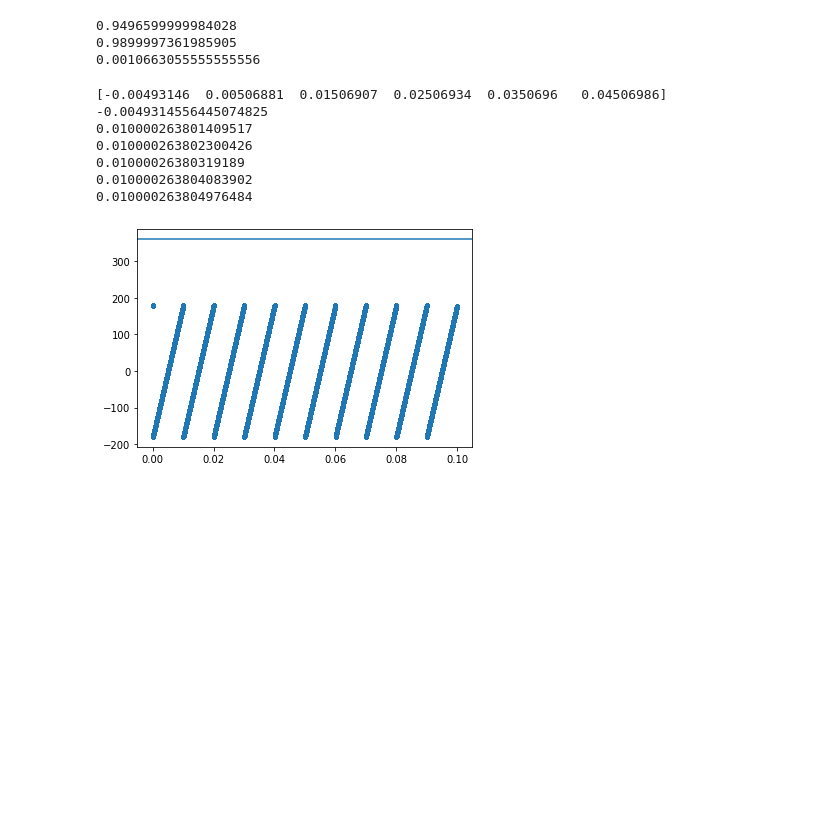
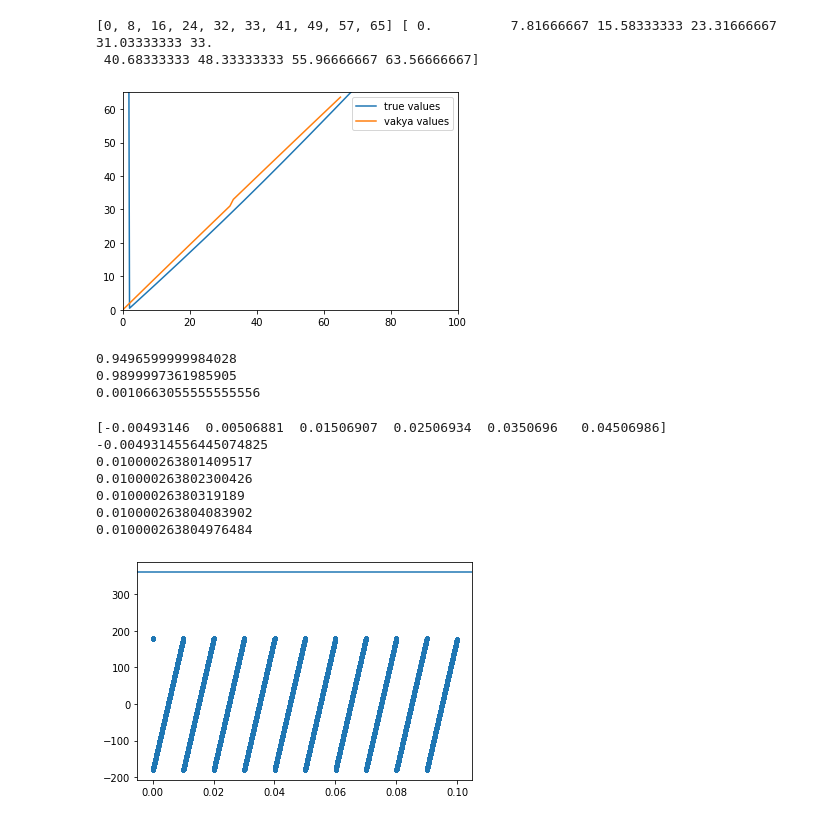
Before and after one commit to aniketh-g/vAkyapaJcAGgam, a Jupyter notebook: SPA_c_implementation/simultaneous_plotter.ipynb, the cells around one changed output. Drawn from its saved outputs; the diff is of its cells as text; code cells hidden in the pictures; blank space fills up the shorter version.

```diff
--- a/SPA_c_implementation/simultaneous_plotter.ipynb
+++ b/SPA_c_implementation/simultaneous_plotter.ipynb
@@ -56,3 +72,25 @@ Creating ./graphs/plot__2023__3523__3523 ...
+# %%
+import pandas as pd
+import matplotlib.pyplot as plt
+import numpy as np
+
+
+
+thetas = pd.read_csv('./outputs/spa_the_rs_1531.csv')['theta']
+plt.plot(np.linspace(1, 365, 365), thetas, label="true values")
+dates = [i+8*j for i in [0, 33] for j in range(5)]
+thetas = np.add(dates, np.divide([0, -11, -11-14, -11-14-16, -11-14-16-17,
+                                  0, -19, -19-21, -19-21-22, -19-21-22-24],60))
+print(dates, thetas)
+plt.plot(dates, thetas, label="vakya values")
+plt.ylim([0,65])
+plt.xlim([0,100])
+plt.legend()
+plt.show()
+# %% [output]
+[0, 8, 16, 24, 32, 33, 41, 49, 57, 65] [ 0.          7.81666667 15.58333333 23.31666667 31.03333333 33.
+ 40.68333333 48.33333333 55.96666667 63.56666667]
+[figure, added]
 # %%
 
 print(36000-35999.050340)
```
Also changed, not shown: parts of 8 cells of this notebook, 37 other files.
